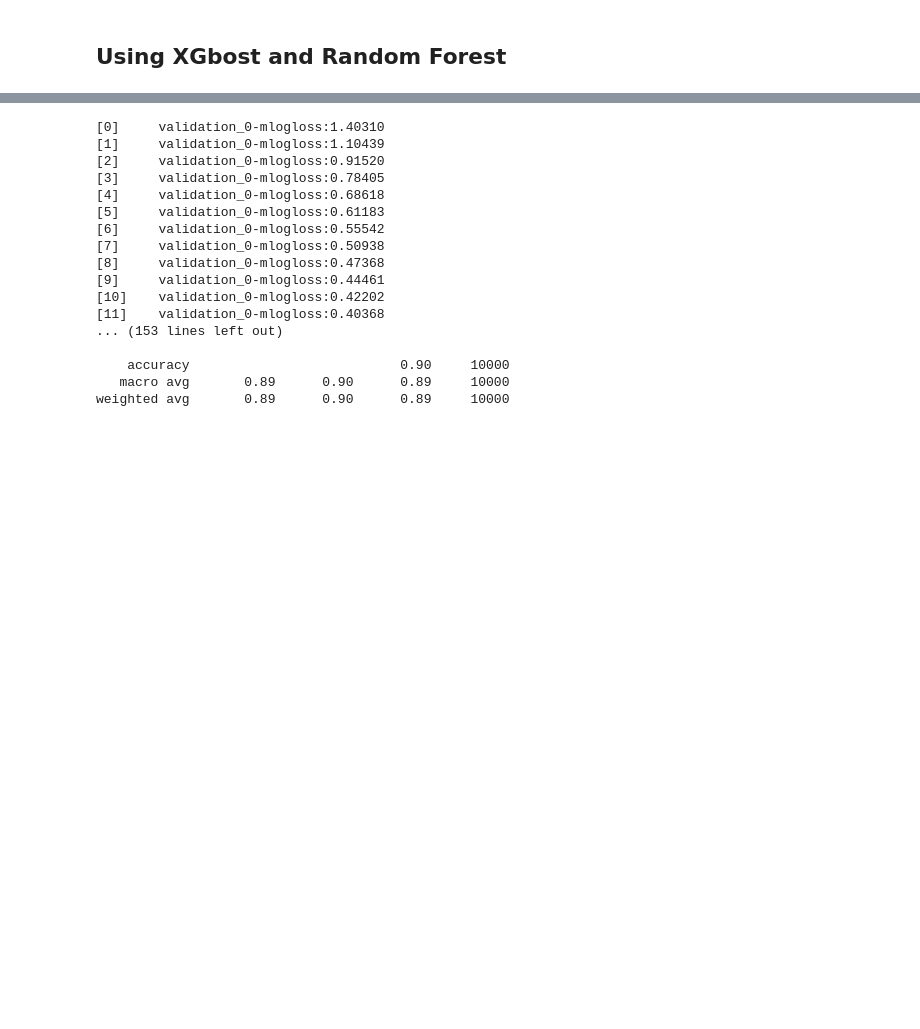
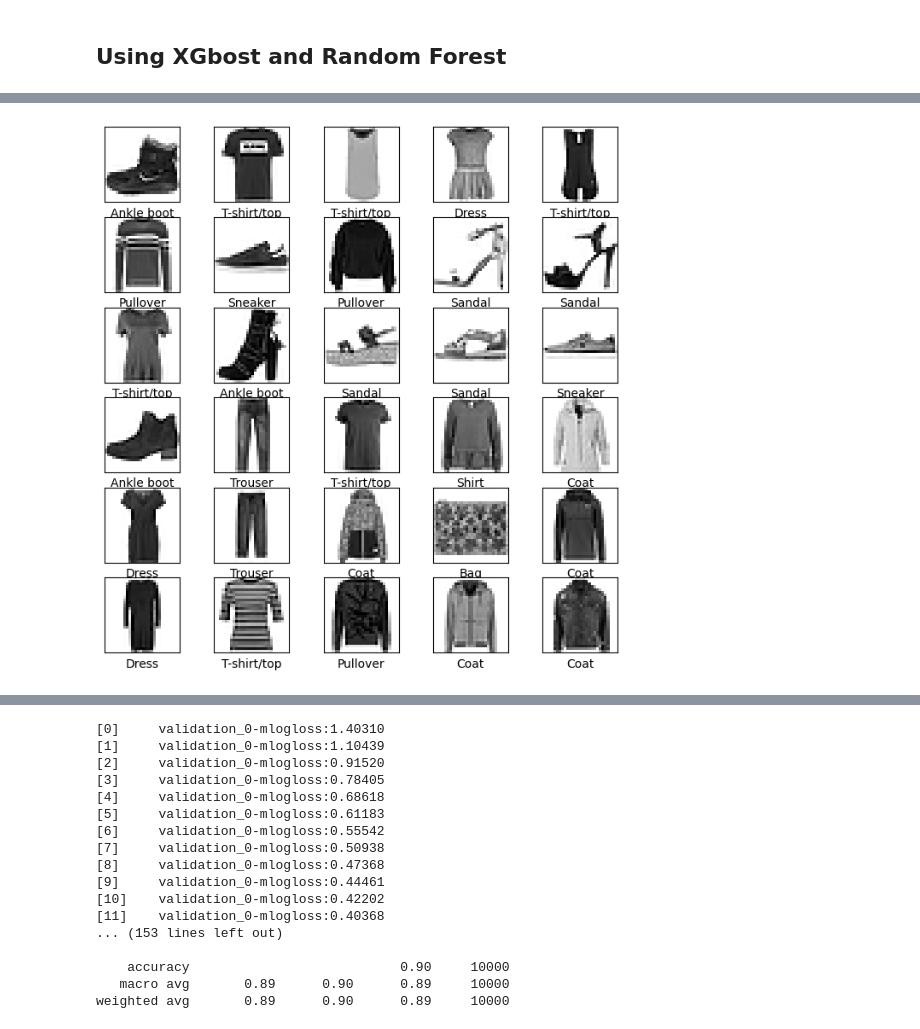
Before and after one commit to ParimiHarsha/FashionMNIST-Classification, a Jupyter notebook: FashionMNIST_classification.ipynb, the cells around one changed output, grey strips where cells are left out. Saved outputs shown, nothing was run; the diff lists cells and outputs as text; code cells hidden in the pictures; blank space fills up the shorter version.

```diff
--- a/FashionMNIST_classification.ipynb
+++ b/FashionMNIST_classification.ipynb
@@ -80,0 +85,11 @@ df_X_train_embedding = umap_reduce.fit_transform(
+# %%
+plt.figure(figsize=(8, 8))
+# Show only the first 30 pictures
+for i in range(30):
+    plt.subplot(6, 5, i+1)
+    plt.xticks([])
+    plt.yticks([])
+    plt.imshow(X_train[i].reshape(28,28), cmap=plt.cm.binary)
+    plt.xlabel(labels[y_train[i]])
+# %% [output]
+[figure, added]
```
Also changed, not shown: parts of 20 cells of this notebook, 1 other file.
